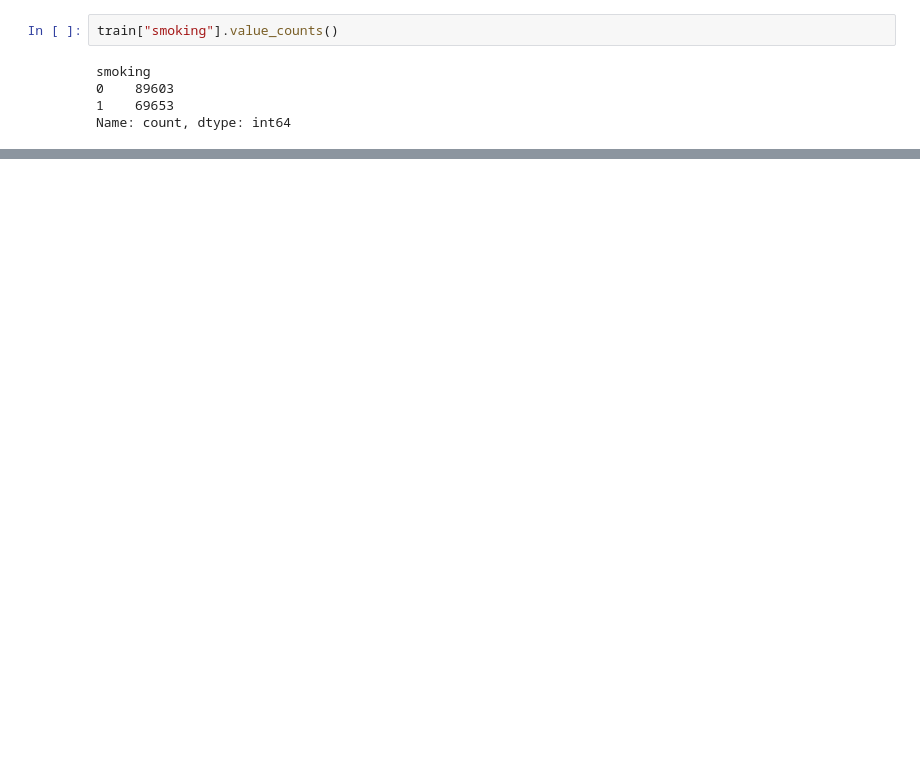
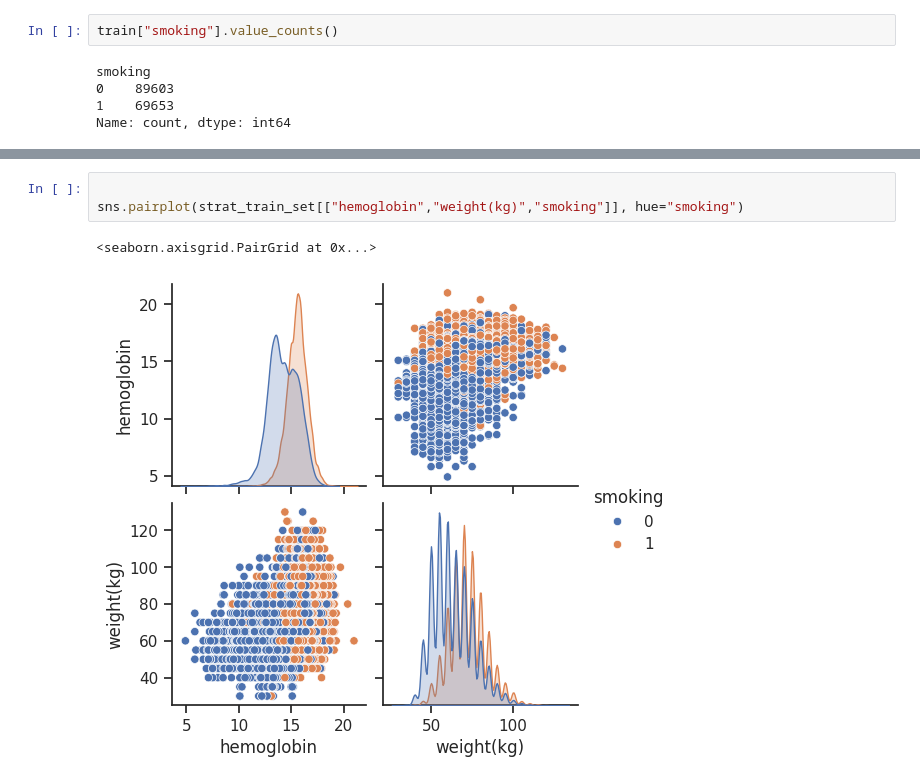
Before and after one commit to anielv95/kaggle-pg-3x24, a Jupyter notebook: notebooks/eda.ipynb, the cells around one changed output, grey strips where cells are left out. Cells and saved outputs as stored; diff of their text form; blank space fills up the shorter version.

```diff
--- a/notebooks/eda.ipynb
+++ b/notebooks/eda.ipynb
@@ -76,0 +202,6 @@ Name: count, dtype: int64
+# %%
+
+sns.pairplot(strat_train_set[["hemoglobin","weight(kg)","smoking"]], hue="smoking")
+# %% [output]
+<seaborn.axisgrid.PairGrid at 0x...>
+[figure, added]
```
Also changed, not shown: parts of 57 cells of this notebook, 2 other files.
